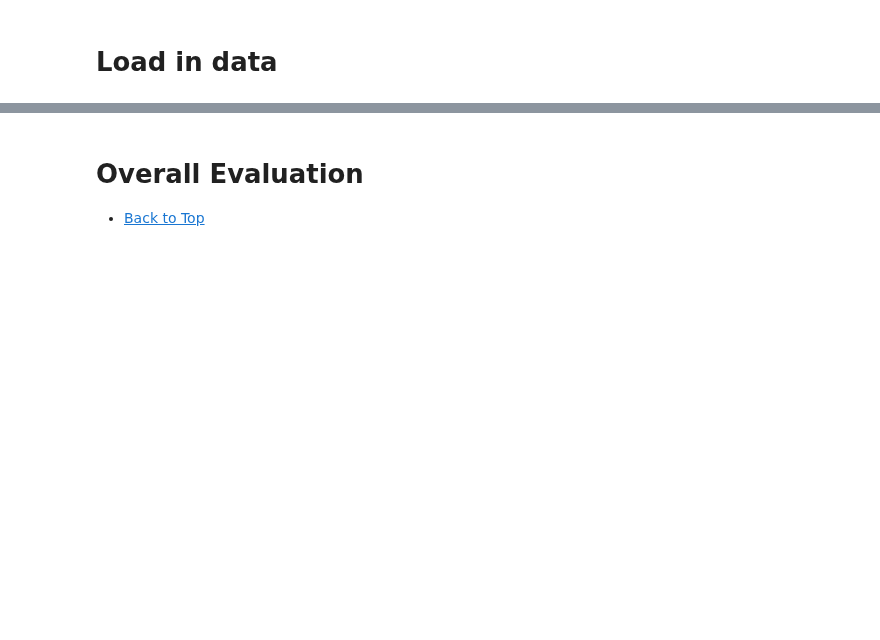
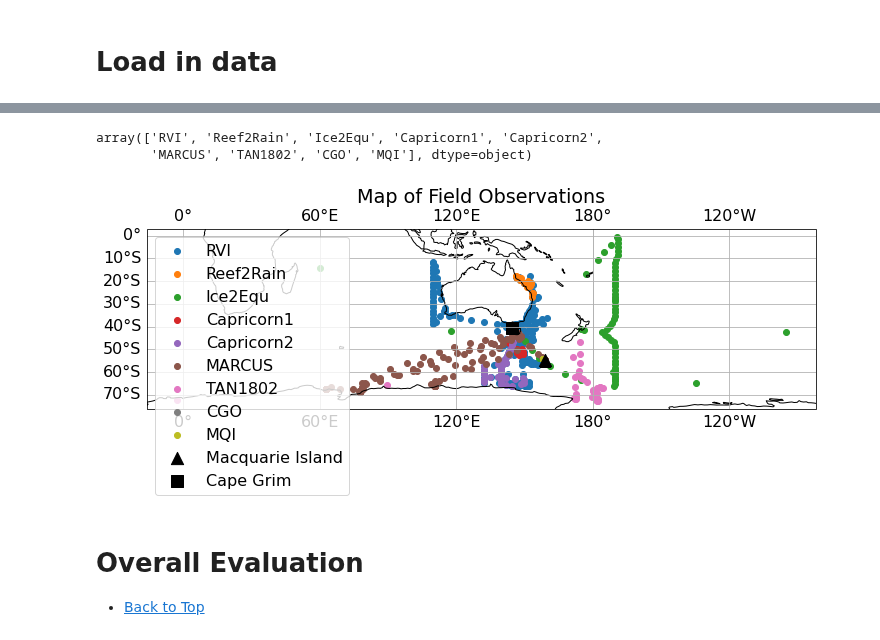
Before and after one commit to llamprey/access-eval, a Jupyter notebook: evaluation.ipynb, the cells around one changed output, grey strips where cells are left out. Saved outputs shown, nothing was run; the diff lists cells and outputs as text; code cells hidden in the pictures; blank space fills up the shorter version.

```diff
--- a/evaluation.ipynb
+++ b/evaluation.ipynb
@@ -27,7 +27,7 @@ client
 # %%
 dask.config.set(**{'array.slicing.split_large_chunks': True});
 # %%
-figpath = '/g/data/jk72/ll6859/ACCESS_aero_eval/figures/'
+figpath = '/g/data/jk72/ll6859/access_aero_eval/figures/'
 # %%
 plt.style.use('default')
 warnings.filterwarnings('ignore')
@@ -40,3 +40,6 @@ warnings.filterwarnings('ignore')
 * [BLN Evaluation](#fifth-bullet)
 # %% [markdown]
 # Load in data
+# %%
+data = xr.open_dataset('/g/data/jk72/ll6859/access_aero_eval/output/voyage_bx400.nc')
+data
@@ -43,3 +64,33 @@ warnings.filterwarnings('ignore')
+# %%
+data.Source.values
+# %% [output]
+array(['RVI', 'Reef2Rain', 'Ice2Equ', 'Capricorn1', 'Capricorn2',
+       'MARCUS', 'TAN1802', 'CGO', 'MQI'], dtype=object)
+# %%
+ax = plt.subplot(111, projection=ccrs.PlateCarree(140))
+ax.figure.set_size_inches(12,10)
+ax.coastlines();
+ax.gridlines(crs=ccrs.PlateCarree(),draw_labels=True);
+
+for v in data.Source.values:
+    # v = v.dropna('time')
+    plt.scatter(y=data.sel(Source=v).lat,
+                x=data.sel(Source=v).lon,
+                label=v,
+                transform=ccrs.PlateCarree())
+
+plt.scatter(x=158.861, y=-54.6199, s=150, c='black', marker='^',
+            transform=ccrs.PlateCarree(), label='Macquarie Island')
+
+plt.scatter(x=144.6833, y=-40.68333, s=150, c='black', marker='s',
+            transform=ccrs.PlateCarree(), label='Cape Grim')
+
+plt.legend(loc='upper left')
+plt.rcParams.update({'font.size': 16})
+plt.title('Map of Field Observations');
+plt.savefig(figpath+'field_observations.png',bbox_inches='tight')
+# %% [output]
+[figure, added]
 # %%
 # load in data
 f_path = '/g/data/jk72/ll6859/ACCESS_aero_eval/'
```
Also changed, not shown: parts of 3 cells of this notebook, 2 other files.
